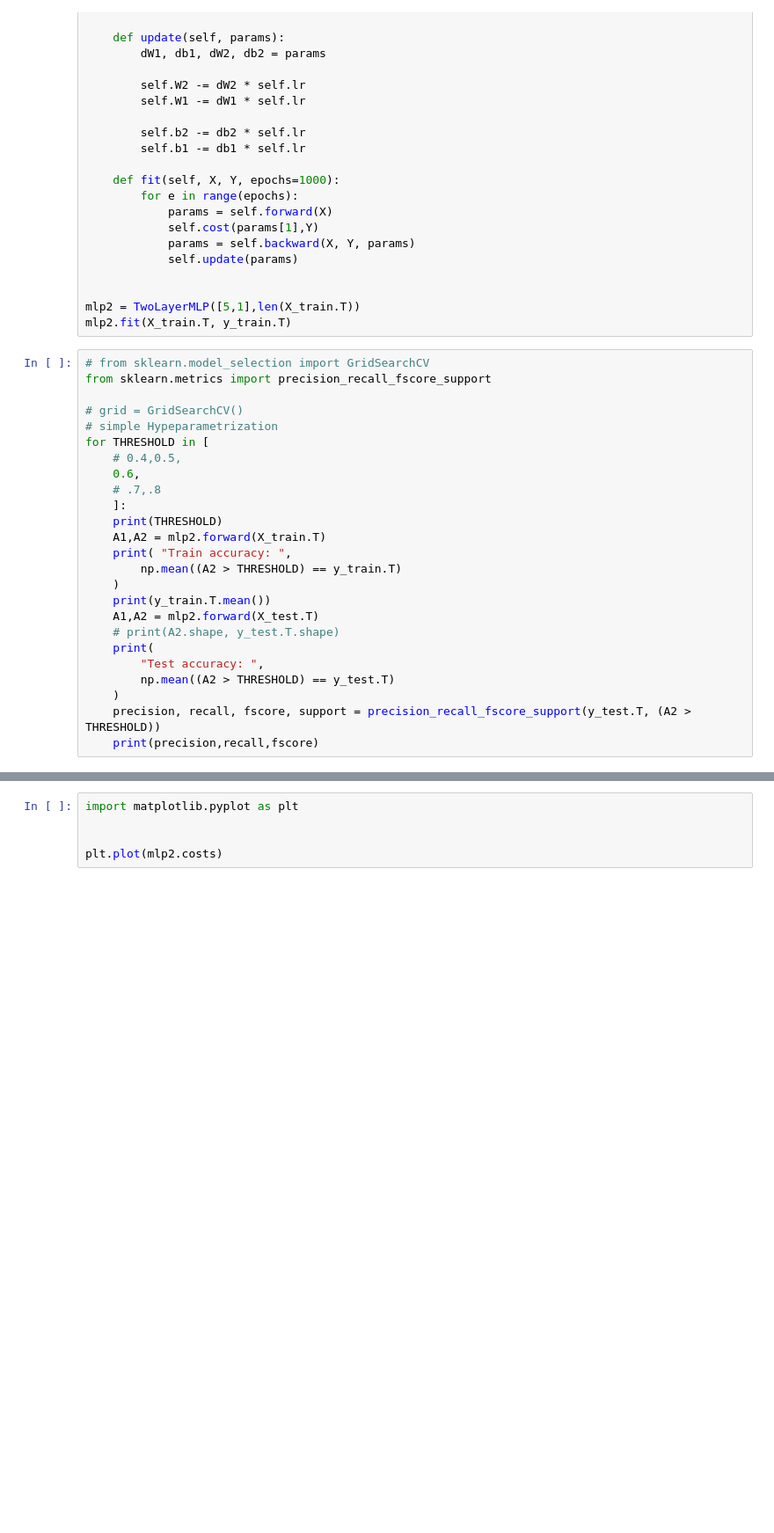
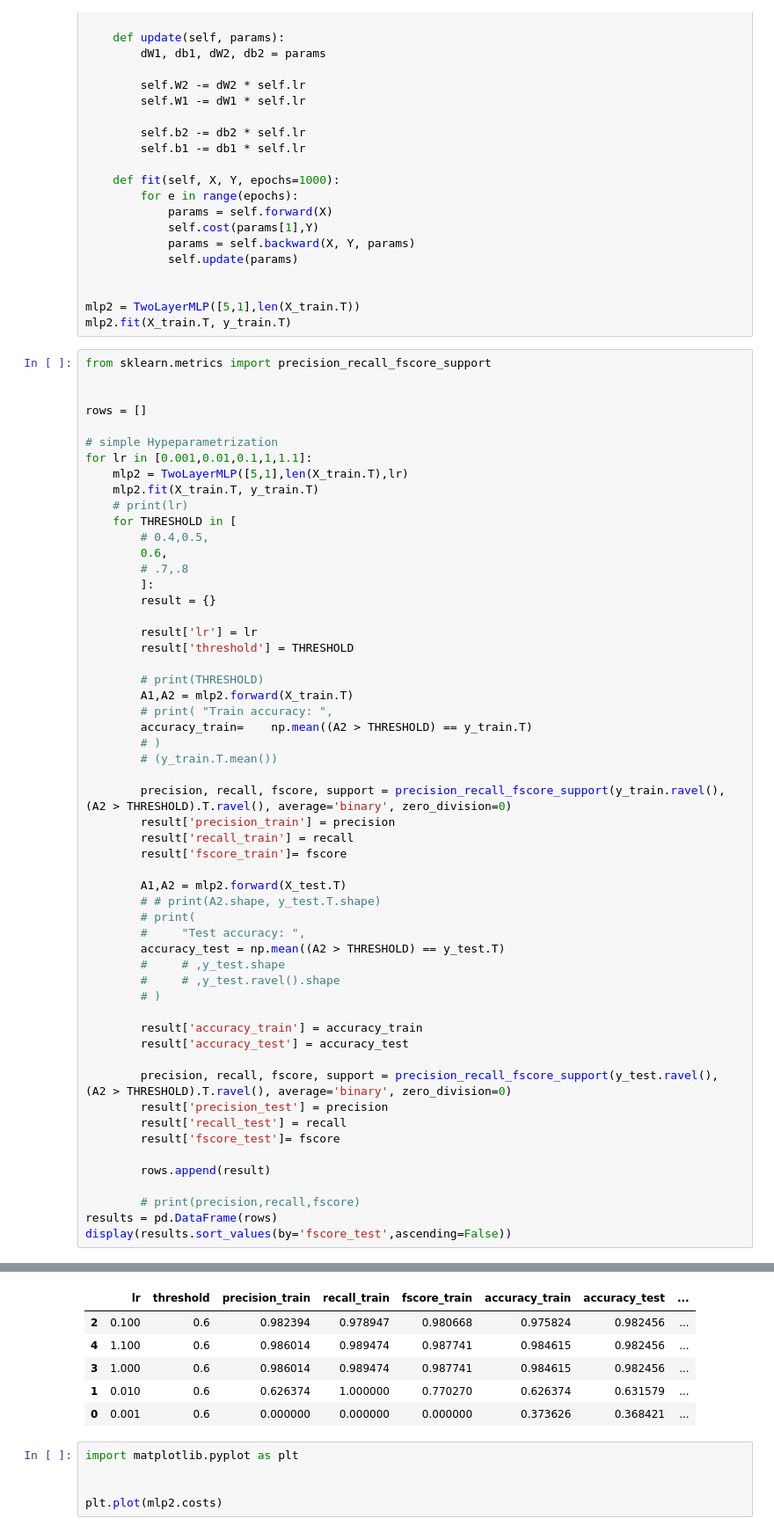
Before and after one commit to aleistrying/nn-from-scratch, a Jupyter notebook: two-layer-network/explore.ipynb, the cells around one changed output, grey strips where cells are left out. Shown at 88% size. Saved outputs shown, nothing was run; the diff lists cells and outputs as text; blank space fills up the shorter version.

Commit message:
:chore: Hyperparametrization testing added recall and fscore to analyze a bit more the reuslts.

```diff
--- a/two-layer-network/explore.ipynb
+++ b/two-layer-network/explore.ipynb
@@ -128,28 +128,58 @@ class TwoLayerMLP:
 mlp2 = TwoLayerMLP([5,1],len(X_train.T))
 mlp2.fit(X_train.T, y_train.T)
 # %%
-# from sklearn.model_selection import GridSearchCV
 from sklearn.metrics import precision_recall_fscore_support
 
-# grid = GridSearchCV()
+
+rows = []
+
 # simple Hypeparametrization
-for THRESHOLD in [
-    # 0.4,0.5,
-    0.6,
-    # .7,.8
-    ]:
-    print(THRESHOLD)
-    A1,A2 = mlp2.forward(X_train.T)
-    print( "Train accuracy: ",
-        np.mean((A2 > THRESHOLD) == y_train.T)
-    )
-    print(y_train.T.mean())
-    A1,A2 = mlp2.forward(X_test.T)
-    # print(A2.shape, y_test.T.shape)
-    print(
-        "Test accuracy: ",
-        np.mean((A2 > THRESHOLD) == y_test.T)
-    )
-    precision, recall, fscore, support = precision_recall_fscore_support(y_test.T, (A2 > THRESHOLD))
-    print(precision,recall,fscore)
+for lr in [0.001,0.01,0.1,1,1.1]:
+    mlp2 = TwoLayerMLP([5,1],len(X_train.T),lr)
+    mlp2.fit(X_train.T, y_train.T)
+    # print(lr)
+    for THRESHOLD in [
+        # 0.4,0.5,
+        0.6,
+        # .7,.8
+        ]:
+        result = {}
+
+        result['lr'] = lr
+        result['threshold'] = THRESHOLD
+
+        # print(THRESHOLD)
+        A1,A2 = mlp2.forward(X_train.T)
+        # print( "Train accuracy: ",
+        accuracy_train=    np.mean((A2 > THRESHOLD) == y_train.T)
+        # )
+        # (y_train.T.mean())
+
+        precision, recall, fscore, support = precision_recall_fscore_support(y_train.ravel(), (A2 > THRESHOLD).T.ravel(), average='binary', zero_division=0)
+        result['precision_train'] = precision
+        result['recall_train'] = recall
+        result['fscore_train']= fscore
+
+        A1,A2 = mlp2.forward(X_test.T)
+        # # print(A2.shape, y_test.T.shape)
+        # print(
+        #     "Test accuracy: ",
+        accuracy_test = np.mean((A2 > THRESHOLD) == y_test.T)
+        #     # ,y_test.shape
+        #     # ,y_test.ravel().shape
+        # )
+
+        result['accuracy_train'] = accuracy_train
+        result['accuracy_test'] = accuracy_test
+
+        precision, recall, fscore, support = precision_recall_fscore_support(y_test.ravel(), (A2 > THRESHOLD).T.ravel(), average='binary', zero_division=0)
+        result['precision_test'] = precision
+        result['recall_test'] = recall
+        result['fscore_test']= fscore
+
+        rows.append(result)
+
+        # print(precision,recall,fscore)
+results = pd.DataFrame(rows)
+display(results.sort_values(by='fscore_test',ascending=False))
 # %% [output]
@@ -173,3 +186,9 @@ Test accuracy:  0.631578947368421
+|  | lr | threshold | precision_train | recall_train | fscore_train | accuracy_train | accuracy_test | ... |
+| 2 | 0.100 | 0.6 | 0.982394 | 0.978947 | 0.980668 | 0.975824 | 0.982456 | ... |
+| 4 | 1.100 | 0.6 | 0.986014 | 0.989474 | 0.987741 | 0.984615 | 0.982456 | ... |
+| 3 | 1.000 | 0.6 | 0.986014 | 0.989474 | 0.987741 | 0.984615 | 0.982456 | ... |
+| 1 | 0.010 | 0.6 | 0.626374 | 1.000000 | 0.770270 | 0.626374 | 0.631579 | ... |
+| 0 | 0.001 | 0.6 | 0.000000 | 0.000000 | 0.000000 | 0.373626 | 0.368421 | ... |
 # %%
 import matplotlib.pyplot as plt
 
```
Also changed, not shown: parts of 1 cell of this notebook.
